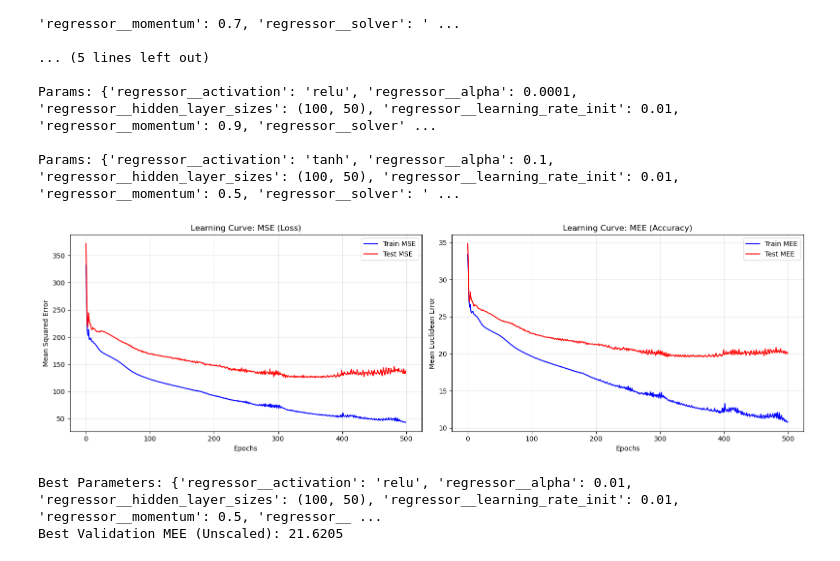
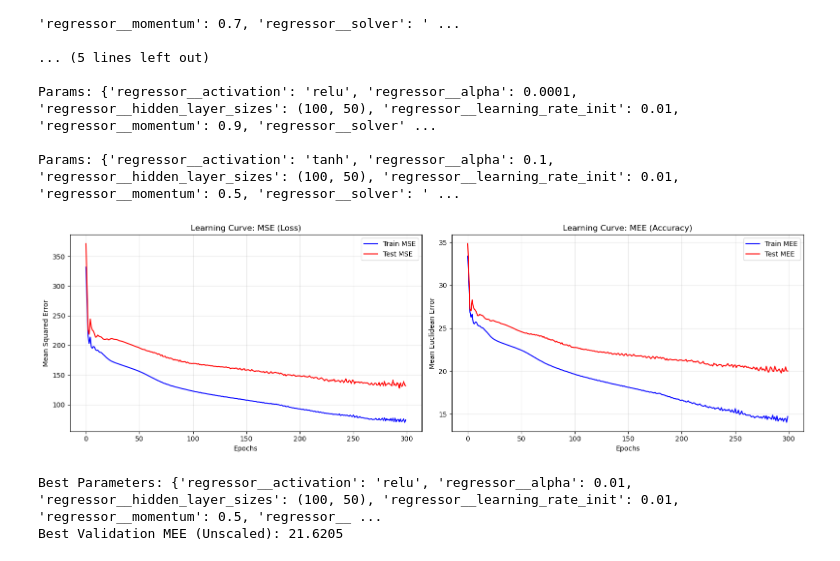
Before and after one commit to abderrahmane-salmi/UNIPI-Machine-Learning-Project, a Jupyter notebook: src/nn/NN_on_CUP_data.ipynb, the cells around one changed output. Cells and saved outputs as stored; diff of their text form; code cells hidden in the pictures.

Commit message:
fixing learning curve of CUP, add top 10 list

```diff
--- a/src/nn/NN_on_CUP_data.ipynb
+++ b/src/nn/NN_on_CUP_data.ipynb
@@ -228,13 +228,13 @@ Params: {'regressor__activation': 'tanh', 'regressor__alpha': 0.1, 'regressor__h
 # %%
 # Assuming you have X_dev_scaled, y_dev, X_test_scaled, and y_int_test
 plot_learning_curves(
     grid_search,
     X_dev_scaled, y_dev,
     X_test_scaled, y_int_test,
-    epochs=500
+    epochs=300
 )
 # %% [output]
-[figure, old version]
+[figure, new version]
 # %%
 print(f"\nBest Parameters: {grid_search.best_params_}")
 # Negate score because we used greater_is_better=False
```
